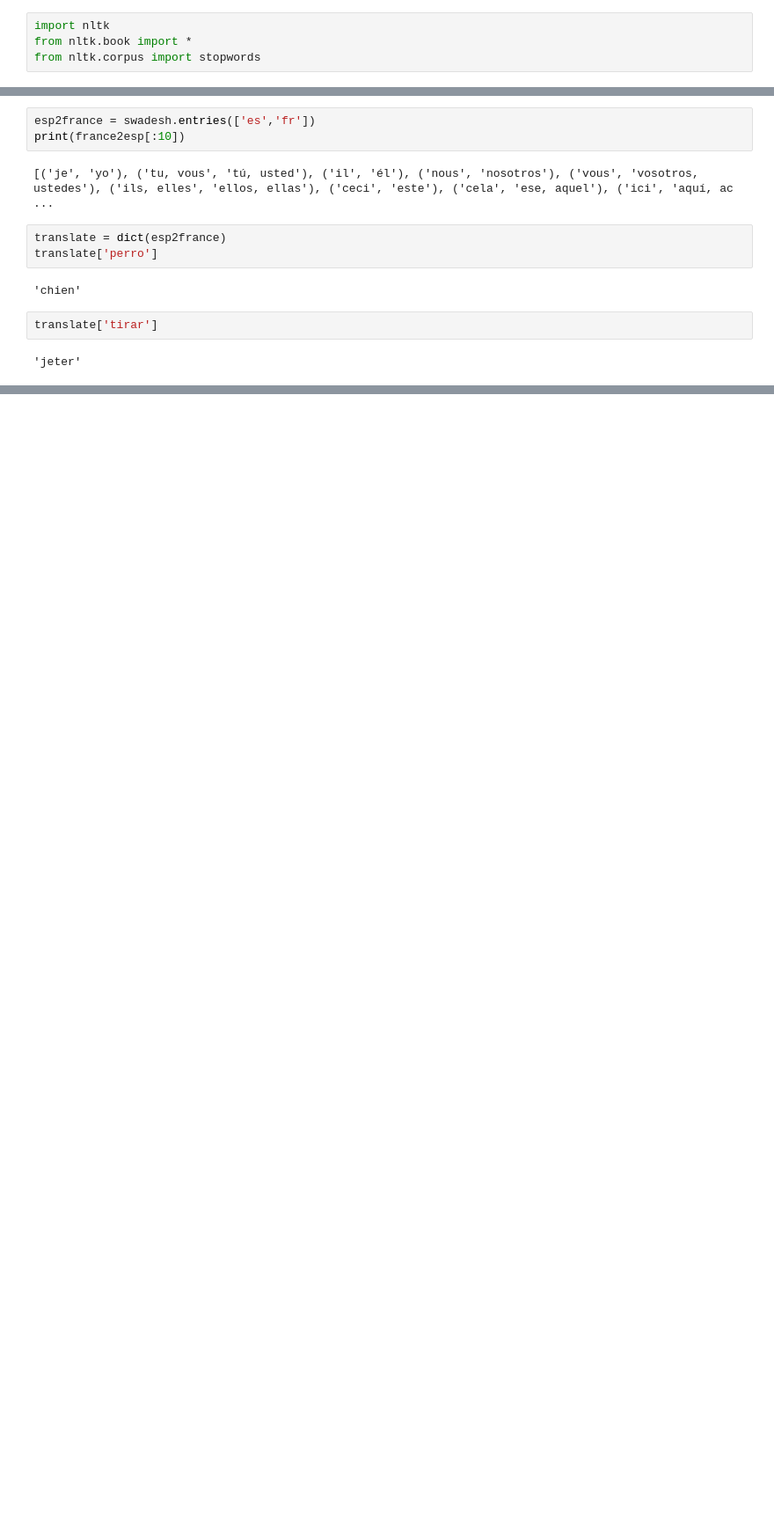
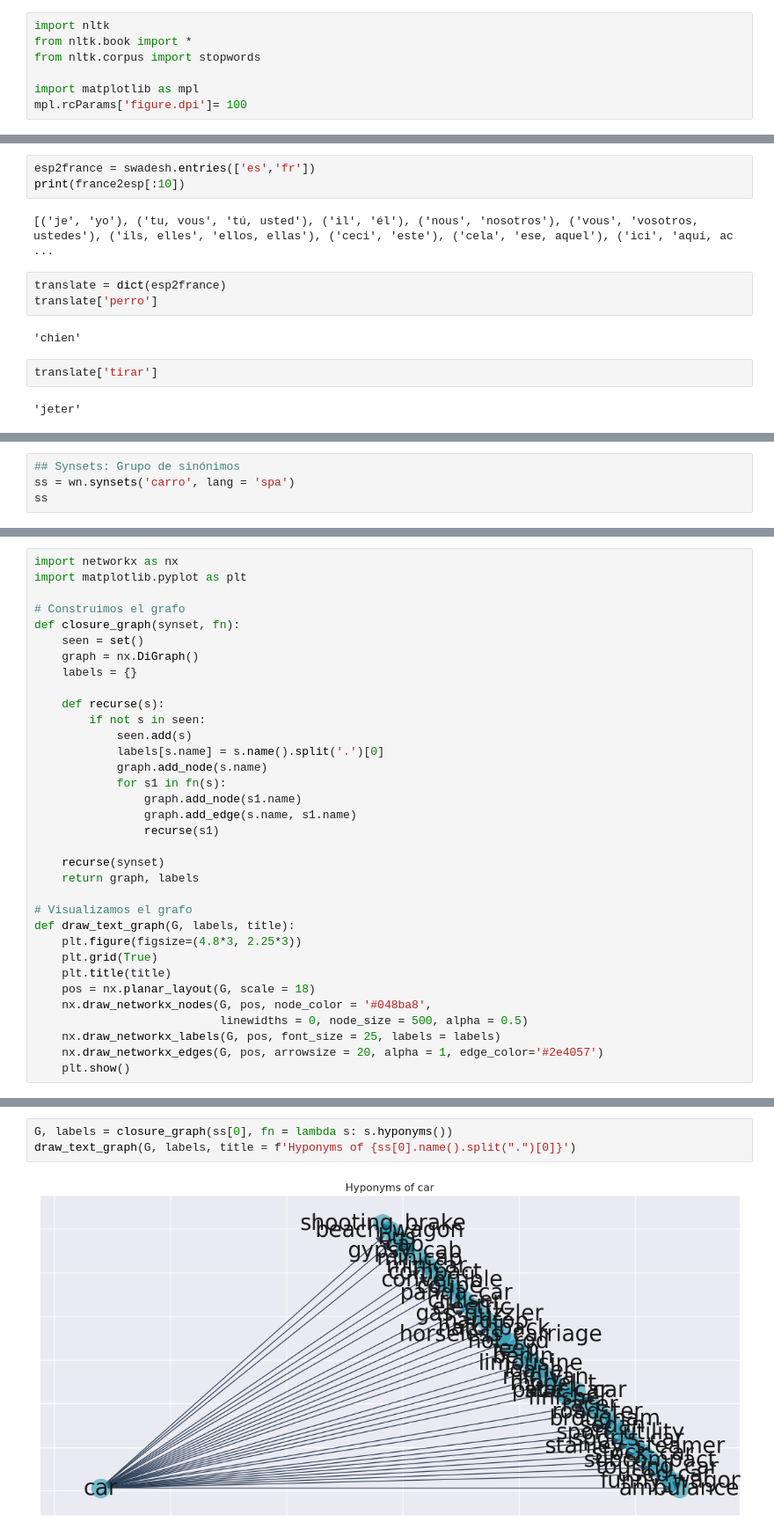
Before and after one commit to GabrielMissael/NLP-with-NLTK, a Jupyter notebook: 4_lexicon.ipynb, the cells around one changed output, grey strips where cells are left out. Shown at 88% size. Saved outputs shown, nothing was run; the diff lists cells and outputs as text; blank space fills up the shorter version.

```diff
--- a/4_lexicon.ipynb
+++ b/4_lexicon.ipynb
@@ -2,3 +2,6 @@
 import nltk
 from nltk.book import *
 from nltk.corpus import stopwords
+
+import matplotlib as mpl
+mpl.rcParams['figure.dpi']= 100
@@ -118,0 +123,4 @@ translate['tirar']
+# %%
+## Synsets: Grupo de sinónimos
+ss = wn.synsets('carro', lang = 'spa')
+ss
@@ -118,0 +157,34 @@ translate['tirar']
+# %%
+import networkx as nx
+import matplotlib.pyplot as plt
+
+# Construimos el grafo
+def closure_graph(synset, fn):
+    seen = set()
+    graph = nx.DiGraph()
+    labels = {}
+
+    def recurse(s):
+        if not s in seen:
+            seen.add(s)
+            labels[s.name] = s.name().split('.')[0]
+            graph.add_node(s.name)
+            for s1 in fn(s):
+                graph.add_node(s1.name)
+                graph.add_edge(s.name, s1.name)
+                recurse(s1)
+
+    recurse(synset)
+    return graph, labels
+
+# Visualizamos el grafo
+def draw_text_graph(G, labels, title):
+    plt.figure(figsize=(4.8*3, 2.25*3))
+    plt.grid(True)
+    plt.title(title)
+    pos = nx.planar_layout(G, scale = 18)
+    nx.draw_networkx_nodes(G, pos, node_color = '#048ba8',
+                           linewidths = 0, node_size = 500, alpha = 0.5)
+    nx.draw_networkx_labels(G, pos, font_size = 25, labels = labels)
+    nx.draw_networkx_edges(G, pos, arrowsize = 20, alpha = 1, edge_color='#2e4057')
+    plt.show()
@@ -118,0 +204,5 @@ translate['tirar']
+# %%
+G, labels = closure_graph(ss[0], fn = lambda s: s.hyponyms())
+draw_text_graph(G, labels, title = f'Hyponyms of {ss[0].name().split(".")[0]}')
+# %% [output]
+[figure, added]
```
Also changed, not shown: parts of 11 cells of this notebook.
